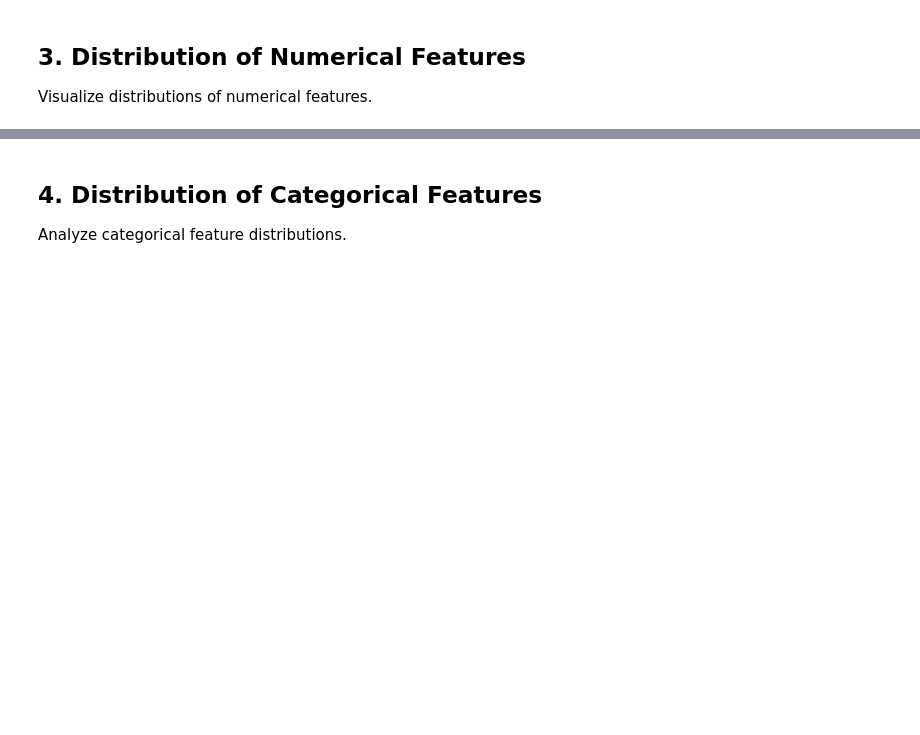
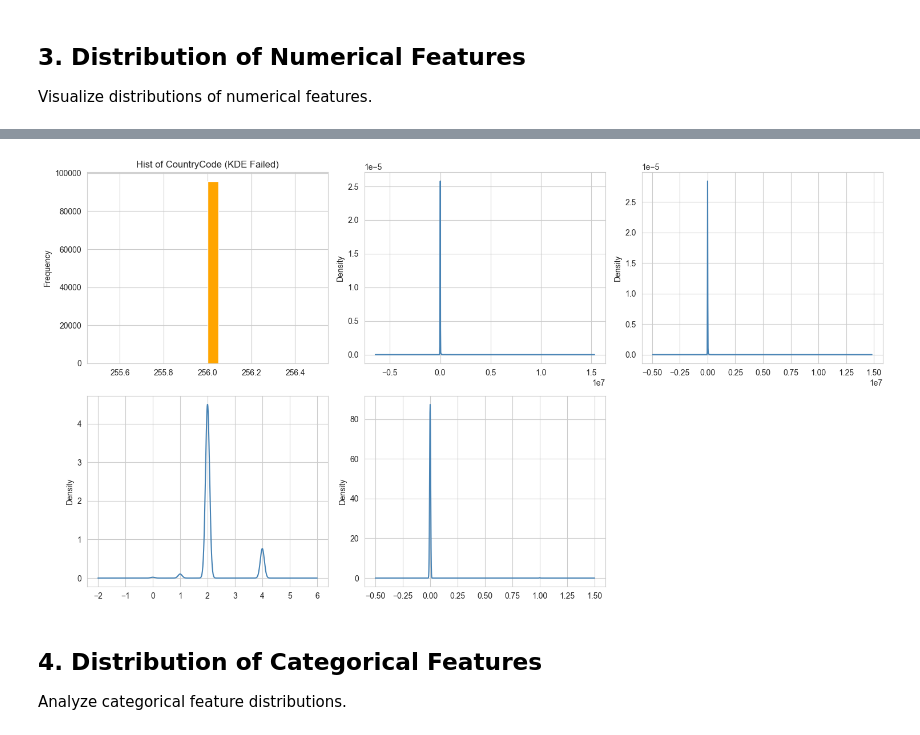
Before and after one commit to fevasni/credit-risk-model, a Jupyter notebook: notebooks/eda.ipynb, the cells around one changed output, grey strips where cells are left out. Cells and saved outputs as stored; diff of their text form; code cells hidden in the pictures; blank space fills up the shorter version.

```diff
--- a/notebooks/eda.ipynb
+++ b/notebooks/eda.ipynb
@@ -61,13 +110,19 @@ plt.show()
 # %%
 fig, axes = plt.subplots(n_rows, 3, figsize=(15, 4*n_rows))
 axes = axes.flatten()
 for idx, col in enumerate(numerical_cols):
-    df[col].dropna().plot(kind='kde', ax=axes[idx], color='steelblue')
-    axes[idx].set_title(f'KDE of {col}')
+    try:
+        df[col].dropna().plot(kind='kde', ax=axes[idx], color='steelblue')
+    except np.linalg.LinAlgError:
+        # Fallback to histogram if KDE fails
+        df[col].dropna().plot(kind='hist', bins=20, ax=axes[idx], color='orange')
+        axes[idx].set_title(f'Hist of {col} (KDE Failed)')
 for idx in range(len(numerical_cols), len(axes)):
     axes[idx].set_visible(False)
 plt.tight_layout()
 plt.show()
+# %% [output]
+[figure, added]
 # %% [markdown]
 ## 4. Distribution of Categorical Features
 
```
Also changed, not shown: parts of 9 cells of this notebook.
